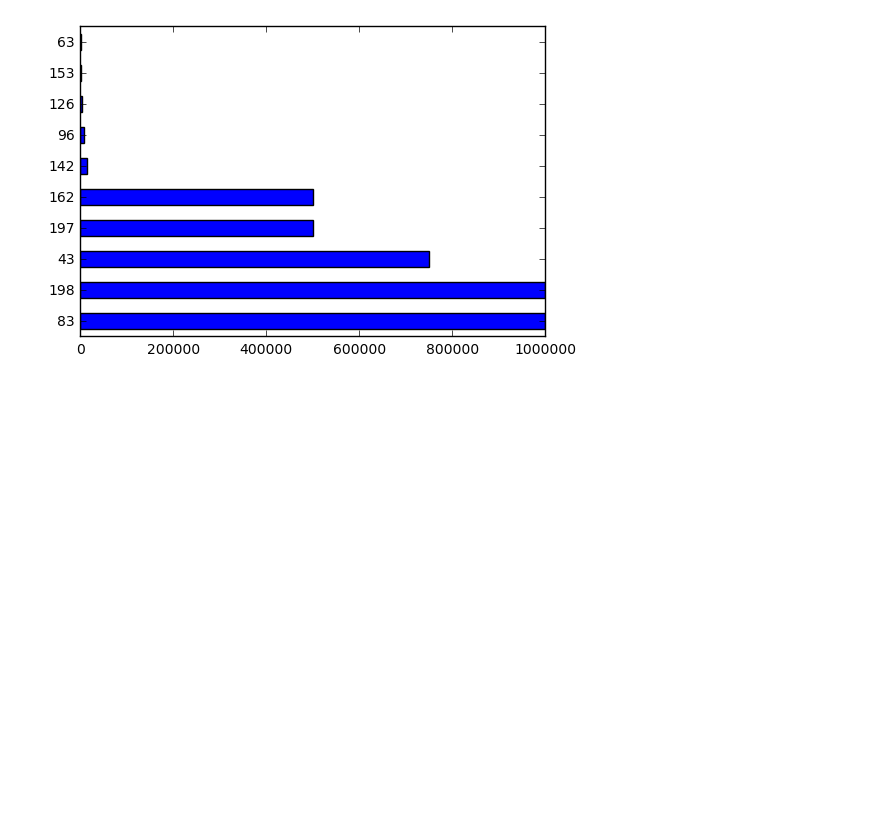
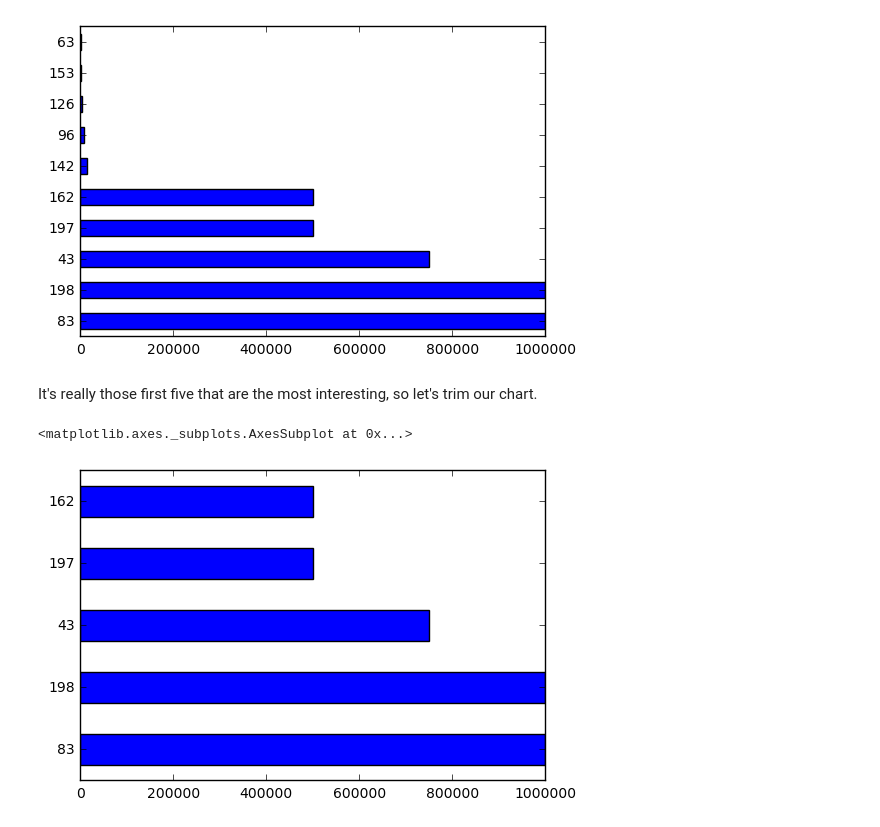
Before and after one commit to palewire/python-calaccess-notebooks, a Jupyter notebook: first-python-notebook.ipynb, the cells around one changed output. Cells and saved outputs as stored; diff of their text form; code cells hidden in the pictures; blank space fills up the shorter version.

```diff
--- a/first-python-notebook.ipynb
+++ b/first-python-notebook.ipynb
@@ -686,0 +680,7 @@ top_supporters['AMOUNT'].plot(kind='barh')
+# %% [markdown]
+It's really those first five that are the most interesting, so let's trim our chart.
+# %%
+top_supporters.head(5)['AMOUNT'].plot.barh()
+# %% [output]
+<matplotlib.axes._subplots.AxesSubplot at 0x...>
+[figure, added]
```
Also changed, not shown: parts of 45 cells of this notebook.
